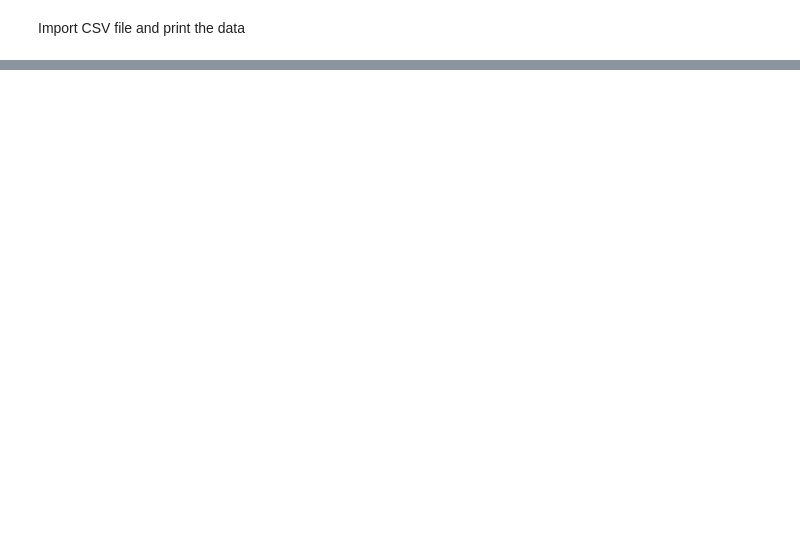
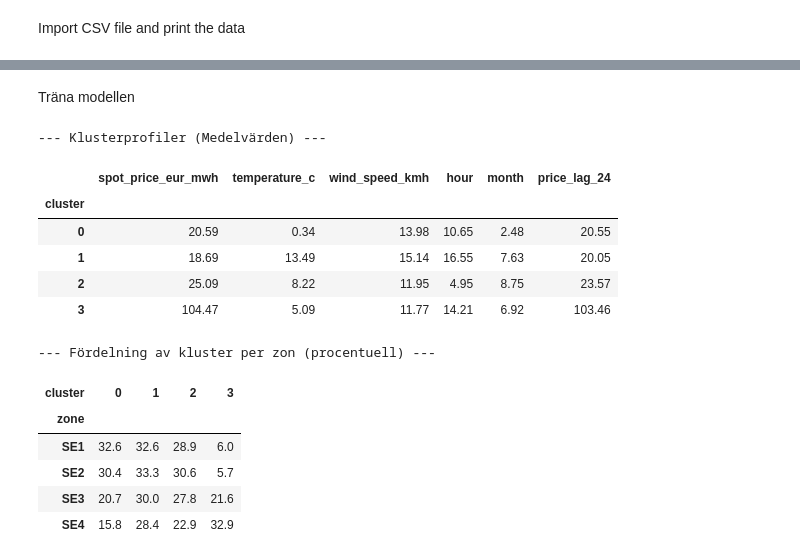
Before and after one commit to Grevendev/Predictor, a Jupyter notebook: models/clustering.ipynb, the cells around one changed output, grey strips where cells are left out. Cells and saved outputs as stored; diff of their text form; code cells hidden in the pictures; blank space fills up the shorter version.

```diff
--- a/models/clustering.ipynb
+++ b/models/clustering.ipynb
@@ -122,18 +98,0 @@ display(cluster_summary)
-# %%
-pca = PCA(n_components=2)
-X_pca = pca.fit_transform(X_scaled)
-
-df_clean["pca_1"] = X_pca[:, 0]
-df_clean["pca_2"] = X_pca[:, 1]
-
-plt.figure(figsize=(10, 6))
-sns.scatterplot(
-    data=df_clean, x="pca_1", y="pca_2", hue="cluster", palette="tab10", alpha=0.4, s=25
-)
-
-plt.title(f"K-Means Klustring av El- och Väderdata (k={OPTIMAL_K})", fontweight="bold")
-plt.xlabel(f"PCA 1 ({pca.explained_variance_ratio_[0]*100:.1f}% varians)")
-plt.ylabel(f"PCA 2 ({pca.explained_variance_ratio_[1]*100:.1f}% varians)")
-plt.legend(title="Kluster", frameon=True)
-plt.grid(True, linestyle="--", alpha=0.5)
-plt.show()
@@ -248,0 +99,33 @@ k = 8 | Inertia: 15650.3 | Silhouette Score: 0.1924
+# %% [markdown]
+Träna modellen
+# %%
+FINAL_K = elbow_k  # eller sätt manuellt t.ex. 4
+
+kmeans = KMeans(n_clusters=FINAL_K, random_state=42, n_init=10)
+df_clean["cluster"] = kmeans.fit_predict(X_scaled)
+
+# 1. Klusterprofiler (medelvärden för features)
+print("--- Klusterprofiler (Medelvärden) ---")
+display(df_clean.groupby("cluster")[FEATURES].mean().round(2))
+
+# 2. Korsanalys: Hur många timmar spenderar respektive zon i respektive kluster?
+print("\n--- Fördelning av kluster per zon (procentuell) ---")
+zone_cluster_distribution = (
+    pd.crosstab(df_clean["zone"], df_clean["cluster"], normalize="index") * 100
+).round(1)
+display(zone_cluster_distribution)
+# %% [output]
+--- Klusterprofiler (Medelvärden) ---
+|  | spot_price_eur_mwh | temperature_c | wind_speed_kmh | hour | month | price_lag_24 |
+| cluster |  |  |  |  |  |  |
+| 0 | 20.59 | 0.34 | 13.98 | 10.65 | 2.48 | 20.55 |
+| 1 | 18.69 | 13.49 | 15.14 | 16.55 | 7.63 | 20.05 |
+| 2 | 25.09 | 8.22 | 11.95 | 4.95 | 8.75 | 23.57 |
+| 3 | 104.47 | 5.09 | 11.77 | 14.21 | 6.92 | 103.46 |
+--- Fördelning av kluster per zon (procentuell) ---
+| cluster | 0 | 1 | 2 | 3 |
+| zone |  |  |  |  |
+| SE1 | 32.6 | 32.6 | 28.9 | 6.0 |
+| SE2 | 30.4 | 33.3 | 30.6 | 5.7 |
+| SE3 | 20.7 | 30.0 | 27.8 | 21.6 |
+| SE4 | 15.8 | 28.4 | 22.9 | 32.9 |
```
Also changed, not shown: parts of 12 cells of this notebook.
